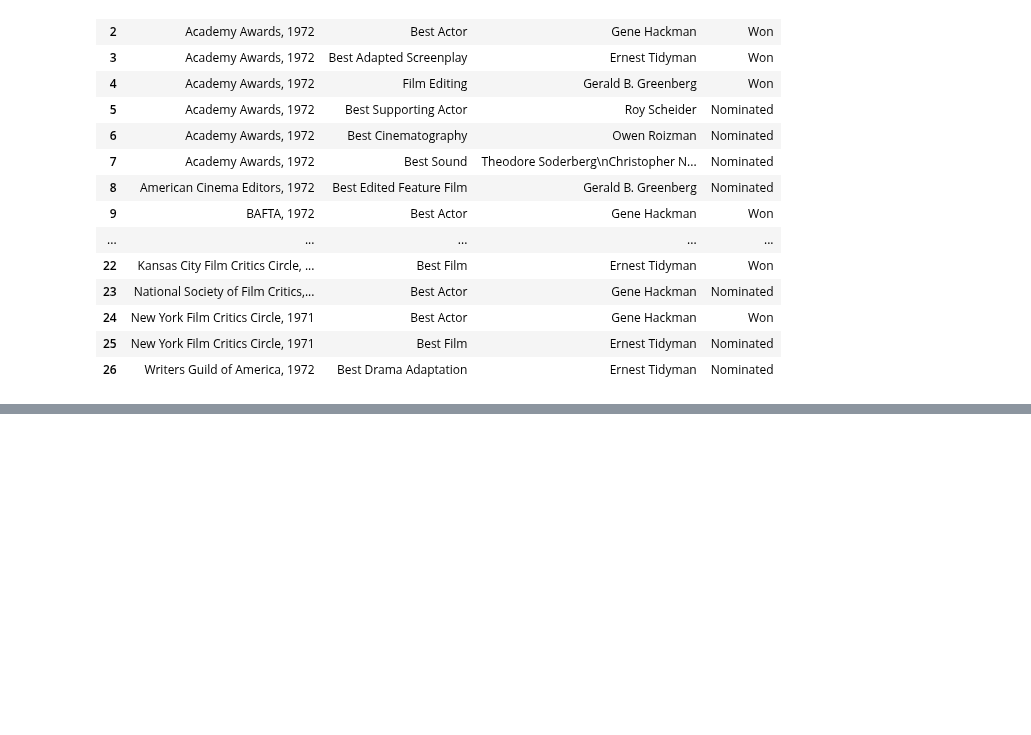
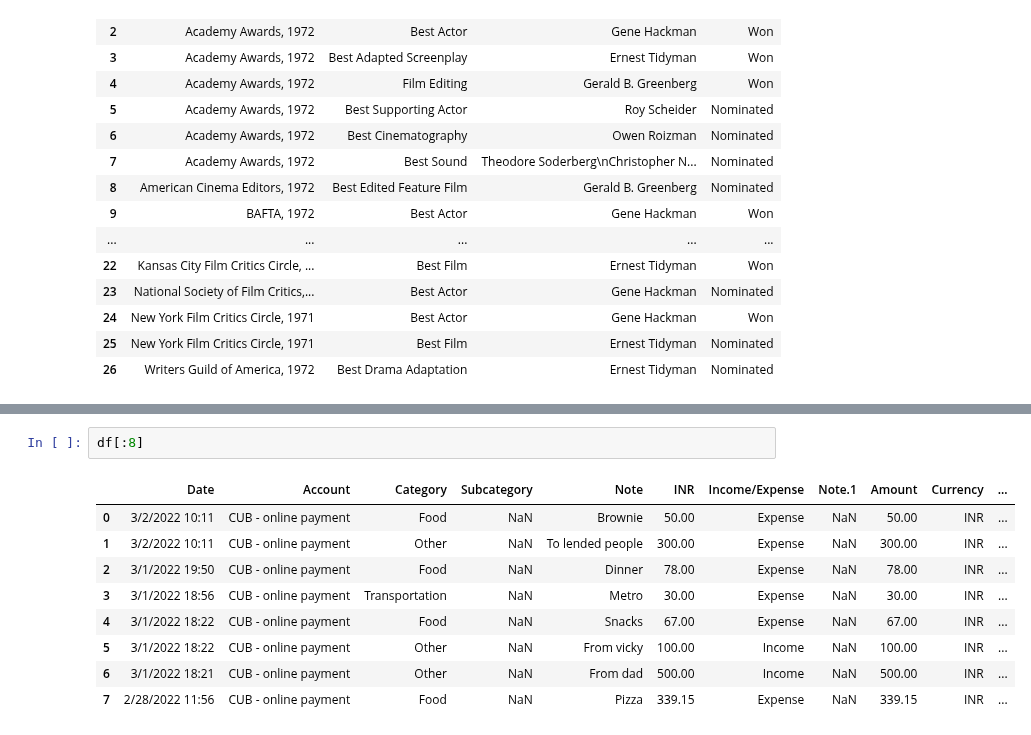
Before and after one commit to Manojkl/Cost_To_Consumers-CTC, a Jupyter notebook: AGI/GovSpendBotAgent/src/experiments/Question_Table/qet.ipynb, the cells around one changed output, grey strips where cells are left out. Cells and saved outputs as stored; diff of their text form; blank space fills up the shorter version.

```diff
--- a/AGI/GovSpendBotAgent/src/experiments/Question_Table/qet.ipynb
+++ b/AGI/GovSpendBotAgent/src/experiments/Question_Table/qet.ipynb
@@ -75,0 +120,12 @@ plt.title
+# %%
+df[:8]
+# %% [output]
+|  | Date | Account | Category | Subcategory | Note | INR | Income/Expense | Note.1 | Amount | Currency | ... |
+| 0 | 3/2/2022 10:11 | CUB - online payment | Food | NaN | Brownie | 50.00 | Expense | NaN | 50.00 | INR | ... |
+| 1 | 3/2/2022 10:11 | CUB - online payment | Other | NaN | To lended people | 300.00 | Expense | NaN | 300.00 | INR | ... |
+| 2 | 3/1/2022 19:50 | CUB - online payment | Food | NaN | Dinner | 78.00 | Expense | NaN | 78.00 | INR | ... |
+| 3 | 3/1/2022 18:56 | CUB - online payment | Transportation | NaN | Metro | 30.00 | Expense | NaN | 30.00 | INR | ... |
+| 4 | 3/1/2022 18:22 | CUB - online payment | Food | NaN | Snacks | 67.00 | Expense | NaN | 67.00 | INR | ... |
+| 5 | 3/1/2022 18:22 | CUB - online payment | Other | NaN | From vicky | 100.00 | Income | NaN | 100.00 | INR | ... |
+| 6 | 3/1/2022 18:21 | CUB - online payment | Other | NaN | From dad | 500.00 | Income | NaN | 500.00 | INR | ... |
+| 7 | 2/28/2022 11:56 | CUB - online payment | Food | NaN | Pizza | 339.15 | Expense | NaN | 339.15 | INR | ... |
```
Also changed, not shown: parts of 4 cells of this notebook, 13 other files.
